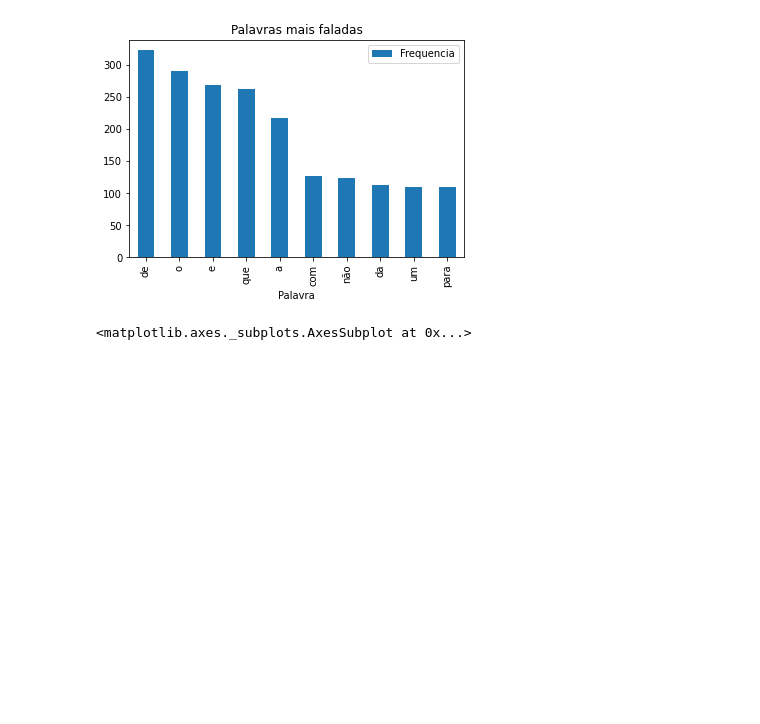
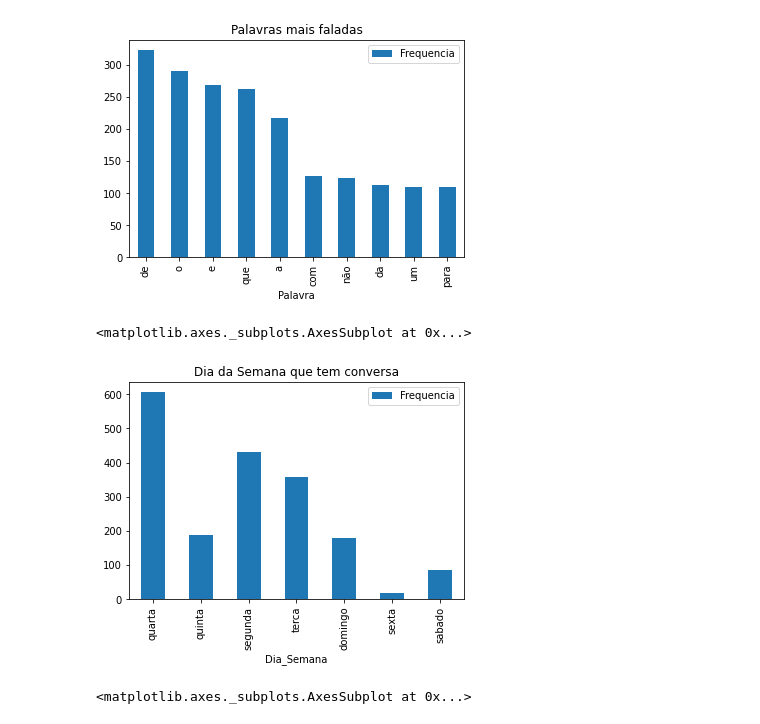
Before and after one commit to laisfernandes/Aulas-Thiago, a Jupyter notebook: desafios/zap/analise_zap.ipynb, the cells around one changed output. Drawn from its saved outputs; the diff is of its cells as text; code cells hidden in the pictures; blank space fills up the shorter version.

Commit message:
Implementacao para ver o dia da semana

```diff
--- a/desafios/zap/analise_zap.ipynb
+++ b/desafios/zap/analise_zap.ipynb
@@ -84,3 +80,29 @@ for data in list_datas:
+# %%
+list_horas = []
+list_dia_semana = []
+for data in list_datas:
+    list_horas.append(data.time().hour)
+
+    if(data.weekday() == 1):
+        list_dia_semana.append('segunda')
+    elif(data.weekday() == 2):
+        list_dia_semana.append('terca')
+    elif(data.weekday() == 3):
+        list_dia_semana.append('quarta')
+    elif(data.weekday() == 4):
+        list_dia_semana.append('quinta')
+    elif(data.weekday() == 5):
+        list_dia_semana.append('sexta')
+    elif(data.weekday() == 6):
+        list_dia_semana.append('sabado')
+    elif(data.weekday() == 0):
+        list_dia_semana.append('domingo')
 # %%
-dict_horas = dict(Counter(list_horas))
+dict_dia_semana = dict(Counter(list_dia_semana))
+# %%
+semana_df = pd.DataFrame(dict_dia_semana.items(), columns=['Dia_Semana', 'Frequencia'])
+semana_df.plot(kind='bar', x = 'Dia_Semana', y='Frequencia', title='Dia da Semana que tem conversa')
+# %% [output]
+<matplotlib.axes._subplots.AxesSubplot at 0x...>
+[figure, added]
 # %%
```
Also changed, not shown: parts of 2 cells of this notebook.
